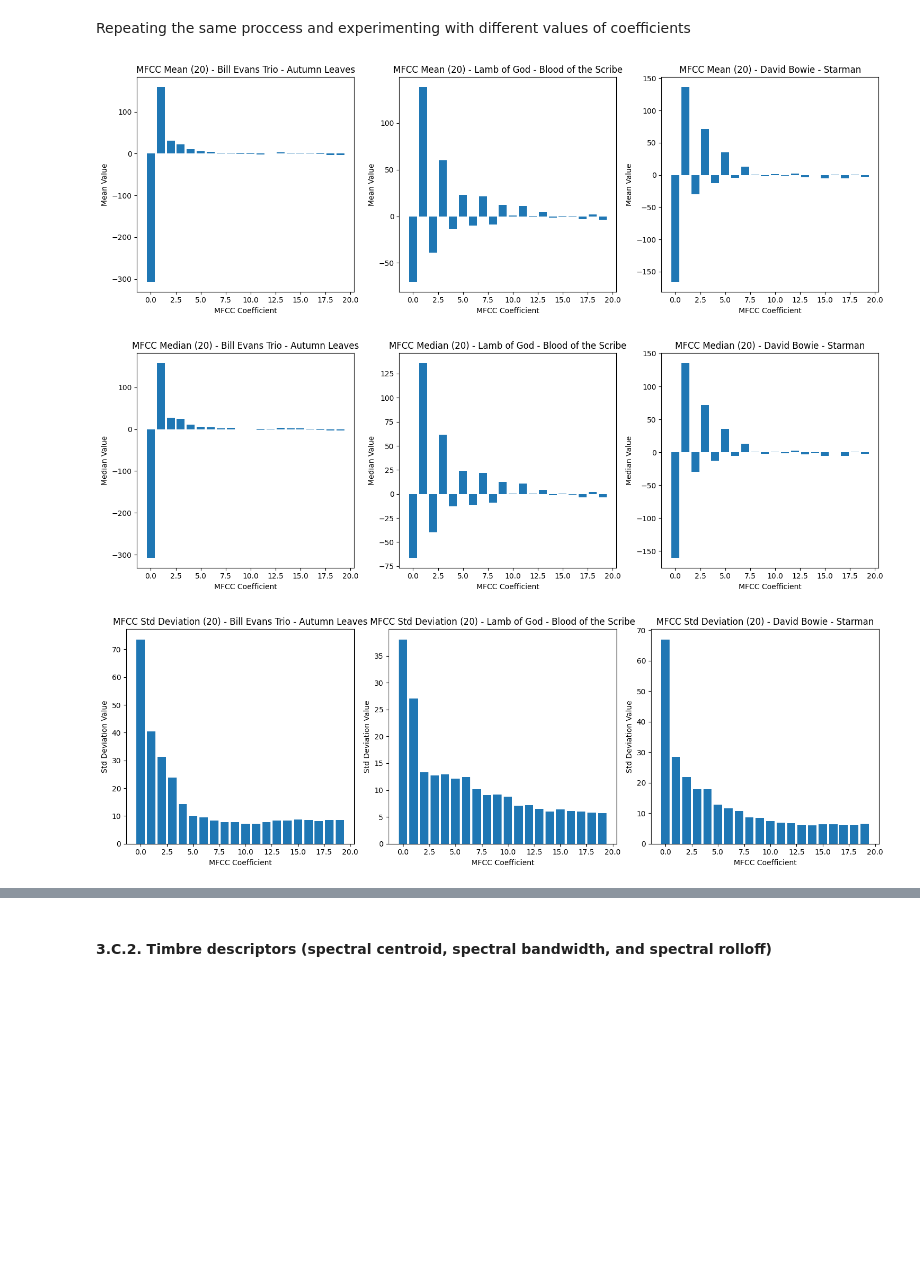
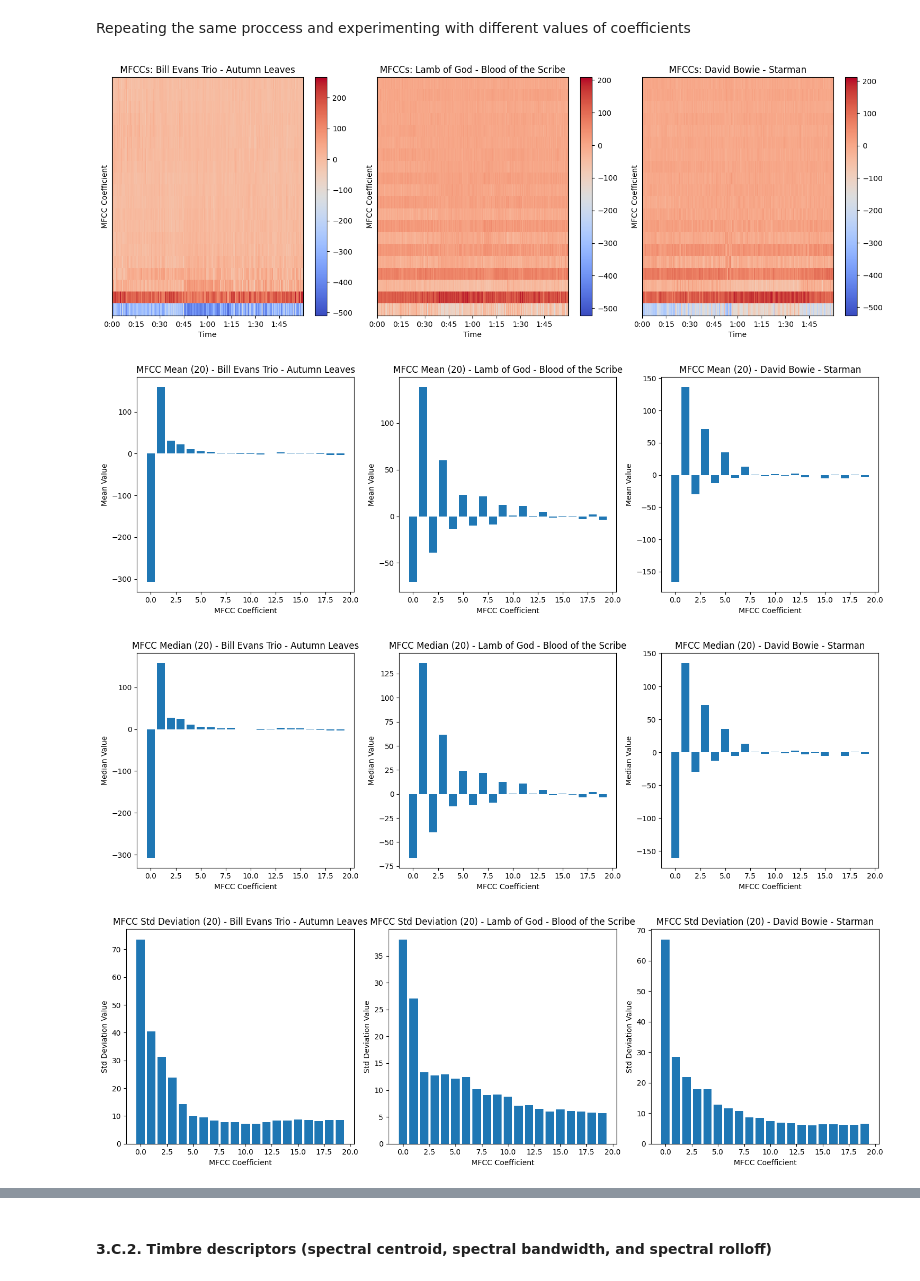
Before and after one commit to Music-Informatics-2024/Final-Project-2024, a Jupyter notebook: notebook_C.ipynb, the cells around one changed output, grey strips where cells are left out. Drawn from its saved outputs; the diff is of its cells as text; code cells hidden in the pictures; blank space fills up the shorter version.

```diff
--- a/notebook_C.ipynb
+++ b/notebook_C.ipynb
@@ -159,11 +174,6 @@ plt.show()
 # %% [markdown]
 Repeating the same proccess and experimenting with different values of coefficients
 # %%
-def extract_mfccs(audio, sr, n_mfcc=20):
-    mfccs = librosa.feature.mfcc(y=audio, sr=sr, n_mfcc=n_mfcc)
-    return mfccs
-
-# Repeat the previous process with n_mfcc=20
 mfcc_features_20 = []
 
 for _, row in df.iterrows():
@@ -172,6 +182,7 @@ for _, row in df.iterrows():
     mfcc_features_20.append({
         'song_name': row['song_name'],
         'genre': row['genre'],
+        'mfccs': mfccs,
         'mfcc_mean': mean,
         'mfcc_median': median,
         'mfcc_std': std
@@ -179,39 +190,52 @@ for _, row in df.iterrows():
 
 mfcc_df_20 = pd.DataFrame(mfcc_features_20)
 
+# Plot MFCCs as heatmap for the selected songs
+plt.figure(figsize=(15, 10))
+for i, j in enumerate(example_indices):
+    plt.subplot(2, 3, i+4)
+    librosa.display.specshow(mfcc_df_20.iloc[j]['mfccs'], sr=sample_rate, x_axis='time')
+    plt.colorbar()
+    plt.title(f"MFCCs: {mfcc_df_20.iloc[j]['song_name']}")
+    plt.xlabel('Time')
+    plt.ylabel('MFCC Coefficient')
+plt.tight_layout()
+plt.show()
+
 # Visualize MFCC mean for the selected songs
 plt.figure(figsize=(15, 5))
-for i, j in enumerate(example_indices):  # Plot for a song from each genre
+for i, j in enumerate(example_indices):
     plt.subplot(1, 3, i+1)
     plt.bar(range(20), mfcc_df_20.iloc[j]['mfcc_mean'])
     plt.title(f"MFCC Mean (20) - {mfcc_df_20.iloc[j]['song_name']}")
     plt.xlabel('MFCC Coefficient')
     plt.ylabel('Mean Value')
 plt.tight_layout()
 plt.show()
 
 # Visualize MFCC median for the selected songs
 plt.figure(figsize=(15, 5))
-for i, j in enumerate(example_indices):  # Plot for a song from each genre
+for i, j in enumerate(example_indices):
     plt.subplot(1, 3, i+1)
     plt.bar(range(20), mfcc_df_20.iloc[j]['mfcc_median'])
     plt.title(f"MFCC Median (20) - {mfcc_df_20.iloc[j]['song_name']}")
     plt.xlabel('MFCC Coefficient')
     plt.ylabel('Median Value')
 plt.tight_layout()
 plt.show()
 
 # Visualize MFCC standard deviation for the selected songs
 plt.figure(figsize=(15, 5))
-for i, j in enumerate(example_indices):  # Plot for a song from each genre
+for i, j in enumerate(example_indices):
     plt.subplot(1, 3, i+1)
     plt.bar(range(20), mfcc_df_20.iloc[j]['mfcc_std'])
     plt.title(f"MFCC Std Deviation (20) - {mfcc_df_20.iloc[j]['song_name']}")
     plt.xlabel('MFCC Coefficient')
     plt.ylabel('Std Deviation Value')
 plt.tight_layout()
 plt.show()
 # %% [output]
-[figure, old version]
+[figure, new version]
-[figure, old version]
+[figure, new version]
-[figure, old version]
+[figure, new version]
+[figure, added]
```
Also changed, not shown: parts of 15 cells of this notebook.
